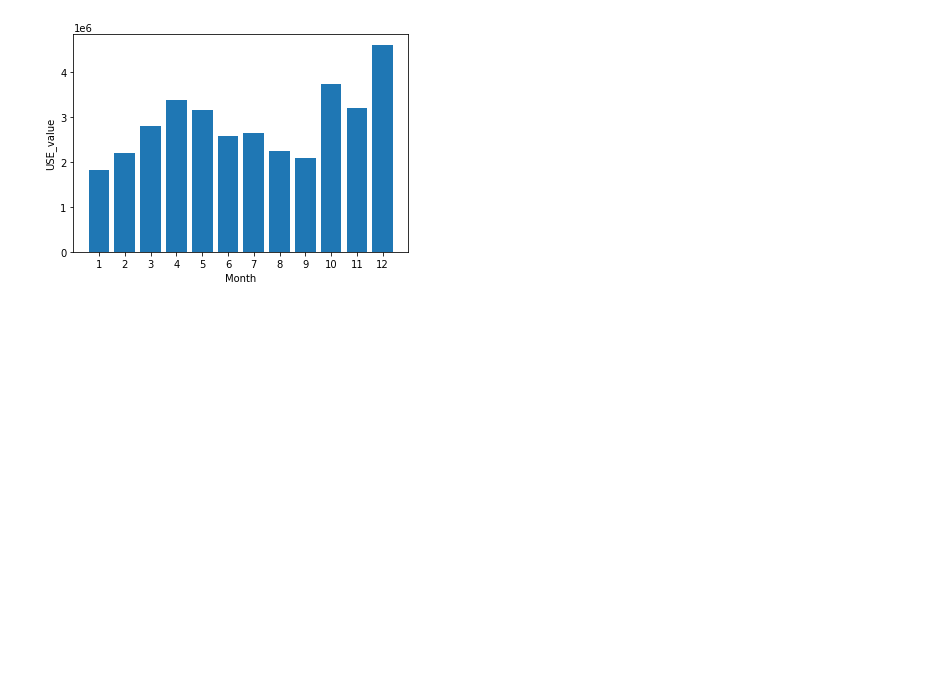
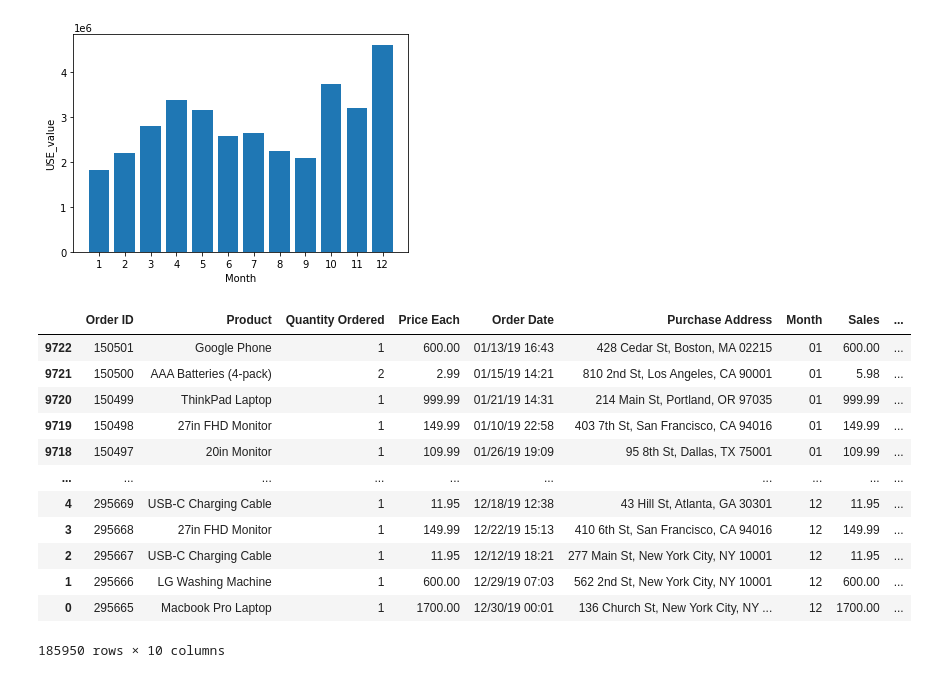
Before and after one commit to quhuyyy/Project-mini-, a Jupyter notebook: Welcome_to_Colaboratory.ipynb, the cells around one changed output. Saved outputs shown, nothing was run; the diff lists cells and outputs as text; code cells hidden in the pictures; blank space fills up the shorter version.

```diff
--- a/Welcome_to_Colaboratory.ipynb
+++ b/Welcome_to_Colaboratory.ipynb
@@ -208,2 +213,16 @@ plt.show()
 # %%
-df['city']=''
+df
+# %% [output]
+|  | Order ID | Product | Quantity Ordered | Price Each | Order Date | Purchase Address | Month | Sales | ... |
+| 9722 | 150501 | Google Phone | 1 | 600.00 | 01/13/19 16:43 | 428 Cedar St, Boston, MA 02215 | 01 | 600.00 | ... |
+| 9721 | 150500 | AAA Batteries (4-pack) | 2 | 2.99 | 01/15/19 14:21 | 810 2nd St, Los Angeles, CA 90001 | 01 | 5.98 | ... |
+| 9720 | 150499 | ThinkPad Laptop | 1 | 999.99 | 01/21/19 14:31 | 214 Main St, Portland, OR 97035 | 01 | 999.99 | ... |
+| 9719 | 150498 | 27in FHD Monitor | 1 | 149.99 | 01/10/19 22:58 | 403 7th St, San Francisco, CA 94016 | 01 | 149.99 | ... |
+| 9718 | 150497 | 20in Monitor | 1 | 109.99 | 01/26/19 19:09 | 95 8th St, Dallas, TX 75001 | 01 | 109.99 | ... |
+| ... | ... | ... | ... | ... | ... | ... | ... | ... | ... |
+| 4 | 295669 | USB-C Charging Cable | 1 | 11.95 | 12/18/19 12:38 | 43 Hill St, Atlanta, GA 30301 | 12 | 11.95 | ... |
+| 3 | 295668 | 27in FHD Monitor | 1 | 149.99 | 12/22/19 15:13 | 410 6th St, San Francisco, CA 94016 | 12 | 149.99 | ... |
+| 2 | 295667 | USB-C Charging Cable | 1 | 11.95 | 12/12/19 18:21 | 277 Main St, New York City, NY 10001 | 12 | 11.95 | ... |
+| 1 | 295666 | LG Washing Machine | 1 | 600.00 | 12/29/19 07:03 | 562 2nd St, New York City, NY 10001 | 12 | 600.00 | ... |
+| 0 | 295665 | Macbook Pro Laptop | 1 | 1700.00 | 12/30/19 00:01 | 136 Church St, New York City, NY ... | 12 | 1700.00 | ... |
+185950 rows × 10 columns
```
Also changed, not shown: parts of 17 cells of this notebook.
